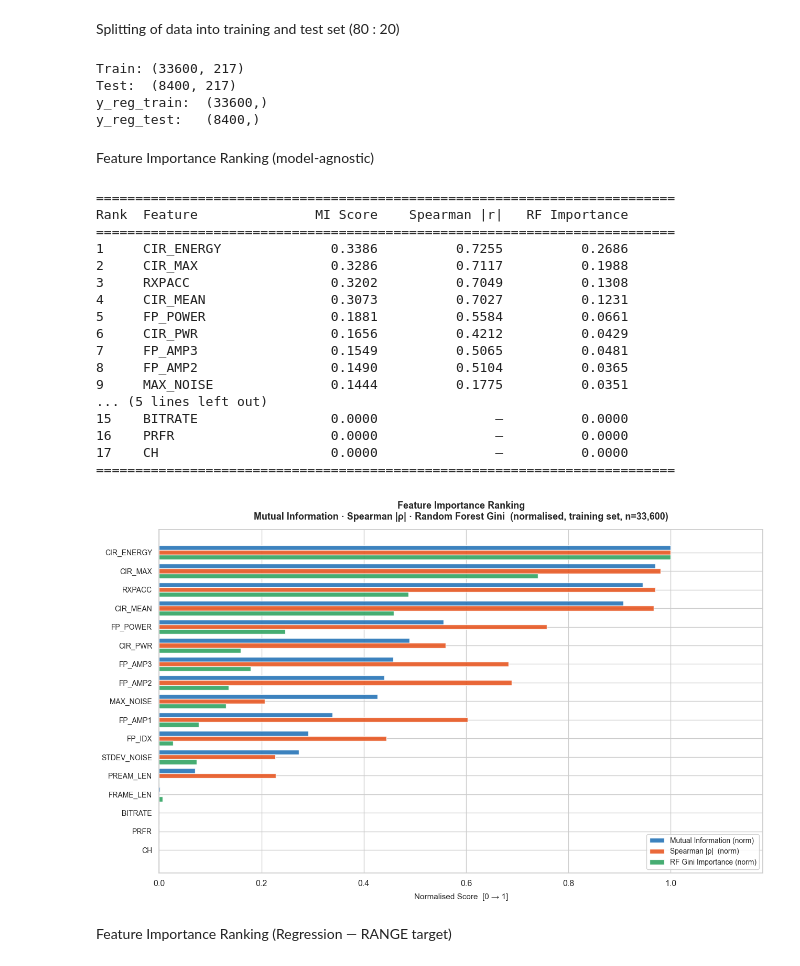
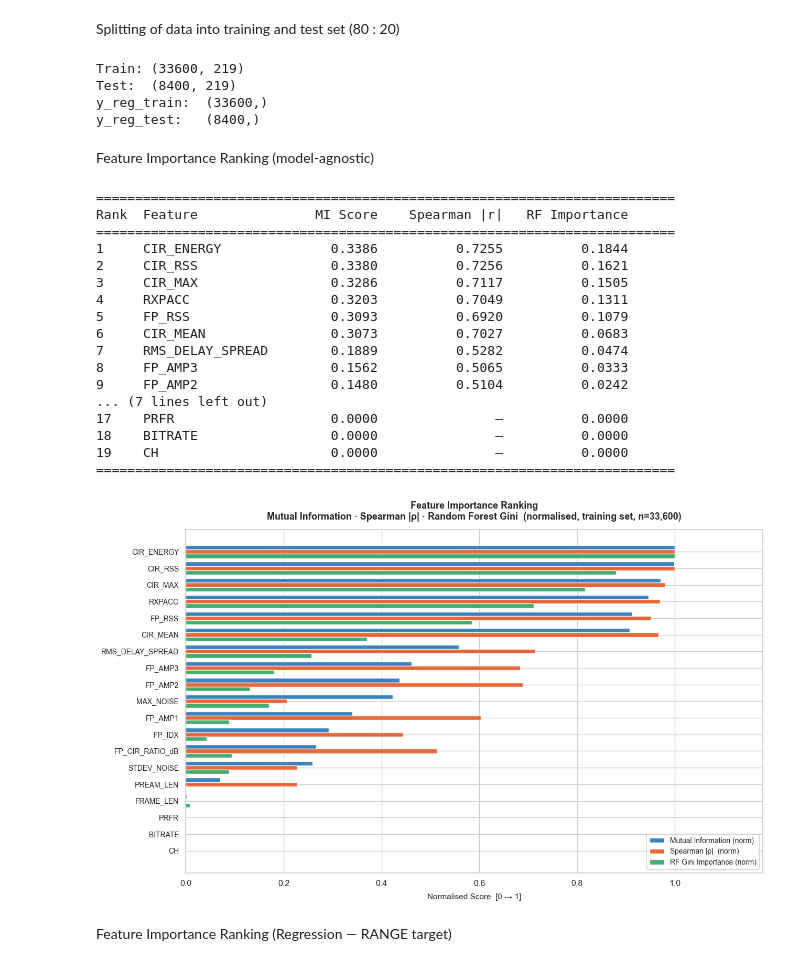
Before and after one commit to wymenlim/CSC3105, a Jupyter notebook: code/preprocessing.ipynb, the cells around one changed output. Drawn from its saved outputs; the diff is of its cells as text; code cells hidden in the pictures.

Commit message:
introduced new features FP_RSS,CIR_RSS,FP_CIR_RATIO_dB
removed FP_POWER,CIR_PWR

```diff
--- a/code/preprocessing.ipynb
+++ b/code/preprocessing.ipynb
@@ -120,7 +120,18 @@ df["CIR_MEAN"] = cir.mean(axis=1)
 df["CIR_MAX"]  = cir.max(axis=1)
 df["CIR_ENERGY"] = (cir**2).mean(axis=1)  # average energy
 
-df[["FP_POWER","CIR_MEAN","CIR_MAX","CIR_ENERGY"]].head()
+delays = np.arange(200)
+power = cir ** 2
+mean_delay = (delays * power).sum(axis=1) / power.sum(axis=1)
+rms_ds = np.sqrt(((delays - mean_delay[:, None])**2 * power).sum(axis=1) /
+power.sum(axis=1))
+df["RMS_DELAY_SPREAD"] = rms_ds
+
+
+df["FP_RSS"]  = 10 * np.log10(df["FP_POWER"]  / (df["RXPACC"]**2) + 1e-9)
+df["CIR_RSS"] = 10 * np.log10(df["CIR_PWR"] * 2**17 / (df["RXPACC"]**2) + 1e-9)
+df["FP_CIR_RATIO_dB"] = df["FP_RSS"] - df["CIR_RSS"]
+
 
 df
 # %% [output]
@@ -145,9 +156,9 @@ y_regression = df["RANGE"].to_numpy()
 
 non_cir_features = [
     "FP_IDX","FP_AMP1","FP_AMP2","FP_AMP3",
-    "STDEV_NOISE","CIR_PWR","MAX_NOISE","RXPACC","CH",
+    "STDEV_NOISE","MAX_NOISE","RXPACC","CH",
     "FRAME_LEN","PREAM_LEN","BITRATE","PRFR",
-    "FP_POWER","CIR_MEAN","CIR_MAX","CIR_ENERGY"
+    "CIR_MEAN","CIR_MAX","CIR_ENERGY", "RMS_DELAY_SPREAD","FP_RSS","CIR_RSS","FP_CIR_RATIO_dB"
 ]
 
 X_non_cir = df[non_cir_features].to_numpy()   # (42000, 17)
@@ -164,8 +175,8 @@ print(f"Test:  {X_test_raw.shape}")    # (8400, 217)
 print(f"y_reg_train:  {y_reg_train.shape}")    # (33600,)
 print(f"y_reg_test:   {y_reg_test.shape}")     # (8400,)
 # %% [output]
-Train: (33600, 217)
-Test:  (8400, 217)
+Train: (33600, 219)
+Test:  (8400, 219)
 y_reg_train:  (33600,)
 y_reg_test:   (8400,)
 # %% [markdown]
@@ -179,7 +190,7 @@ import matplotlib.pyplot as plt
 import seaborn as sns
 
 # Training set only — never touch test data during preprocessing decisions
-X_fi = X_train_raw[:, :17]   # (33600, 17)
+X_fi = X_train_raw[:, :19]   # (33600, 19)
 y_fi = y_train                # (33600,)
 
 # ── 1. Mutual Information ──────────────────────────────────────────────────────
@@ -247,47 +258,47 @@ features_sorted = fi_df["Feature"].tolist()[::-1]
 mi_norm  = fi_df["MI (norm)"].tolist()[::-1]
 sp_norm  = fi_df["Spearman (norm)"].tolist()[::-1]
 rf_norm  = fi_df["RF (norm)"].tolist()[::-1]
 
 y_pos  = np.arange(len(fi_df))
 h      = 0.26  # bar height
 
 ax.barh(y_pos + h,  mi_norm, h, color="#2171B5", alpha=0.88, label="Mutual Information (norm)")
 ax.barh(y_pos,      sp_norm, h, color="#E8541E", alpha=0.88, label="Spearman |ρ|  (norm)")
 ax.barh(y_pos - h,  rf_norm, h, color="#2CA25F", alpha=0.88, label="RF Gini Importance (norm)")
 
 ax.set_yticks(y_pos)
 ax.set_yticklabels(features_sorted, fontsize=10)
 ax.set_xlabel("Normalised Score  [0 → 1]", fontsize=11, labelpad=8)
 ax.set_xlim(0, 1.18)
 ax.set_title(
     "Feature Importance Ranking\n"
     "Mutual Information · Spearman |ρ| · Random Forest Gini  "
     f"(normalised, training set, n={len(X_fi):,})",
     fontsize=13, fontweight="bold", pad=14,
 )
 ax.legend(loc="lower right", framealpha=0.88, fontsize=10)
 
 plt.tight_layout()
 plt.show()
 # %% [output]
 ==========================================================================
 Rank  Feature               MI Score    Spearman |r|   RF Importance
 ==========================================================================
-1     CIR_ENERGY              0.3386          0.7255          0.2686
-2     CIR_MAX                 0.3286          0.7117          0.1988
-3     RXPACC                  0.3202          0.7049          0.1308
-4     CIR_MEAN                0.3073          0.7027          0.1231
-5     FP_POWER                0.1881          0.5584          0.0661
-6     CIR_PWR                 0.1656          0.4212          0.0429
-7     FP_AMP3                 0.1549          0.5065          0.0481
-8     FP_AMP2                 0.1490          0.5104          0.0365
-9     MAX_NOISE               0.1444          0.1775          0.0351
-... (5 lines left out)
-15    BITRATE                 0.0000               —          0.0000
-16    PRFR                    0.0000               —          0.0000
-17    CH                      0.0000               —          0.0000
+1     CIR_ENERGY              0.3386          0.7255          0.1844
+2     CIR_RSS                 0.3380          0.7256          0.1621
+3     CIR_MAX                 0.3286          0.7117          0.1505
+4     RXPACC                  0.3203          0.7049          0.1311
+5     FP_RSS                  0.3093          0.6920          0.1079
+6     CIR_MEAN                0.3073          0.7027          0.0683
+7     RMS_DELAY_SPREAD        0.1889          0.5282          0.0474
+8     FP_AMP3                 0.1562          0.5065          0.0333
+9     FP_AMP2                 0.1480          0.5104          0.0242
+... (7 lines left out)
+17    PRFR                    0.0000               —          0.0000
+18    BITRATE                 0.0000               —          0.0000
+19    CH                      0.0000               —          0.0000
 ==========================================================================
-[figure, old version]
+[figure, new version]
 # %% [markdown]
 Feature Importance Ranking (Regression — RANGE target)
 # %%
```
Also changed, not shown: parts of 4 cells of this notebook.
